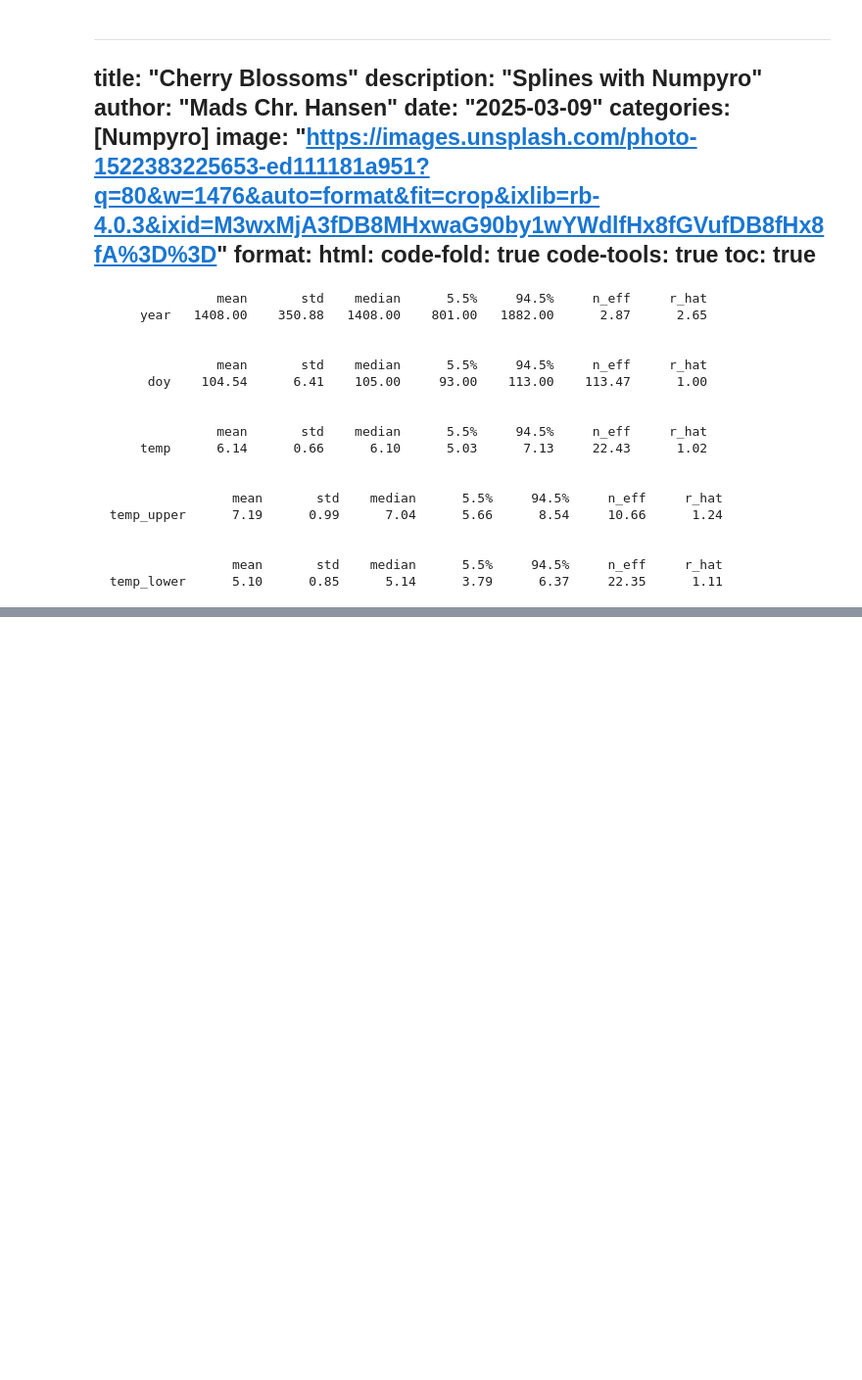
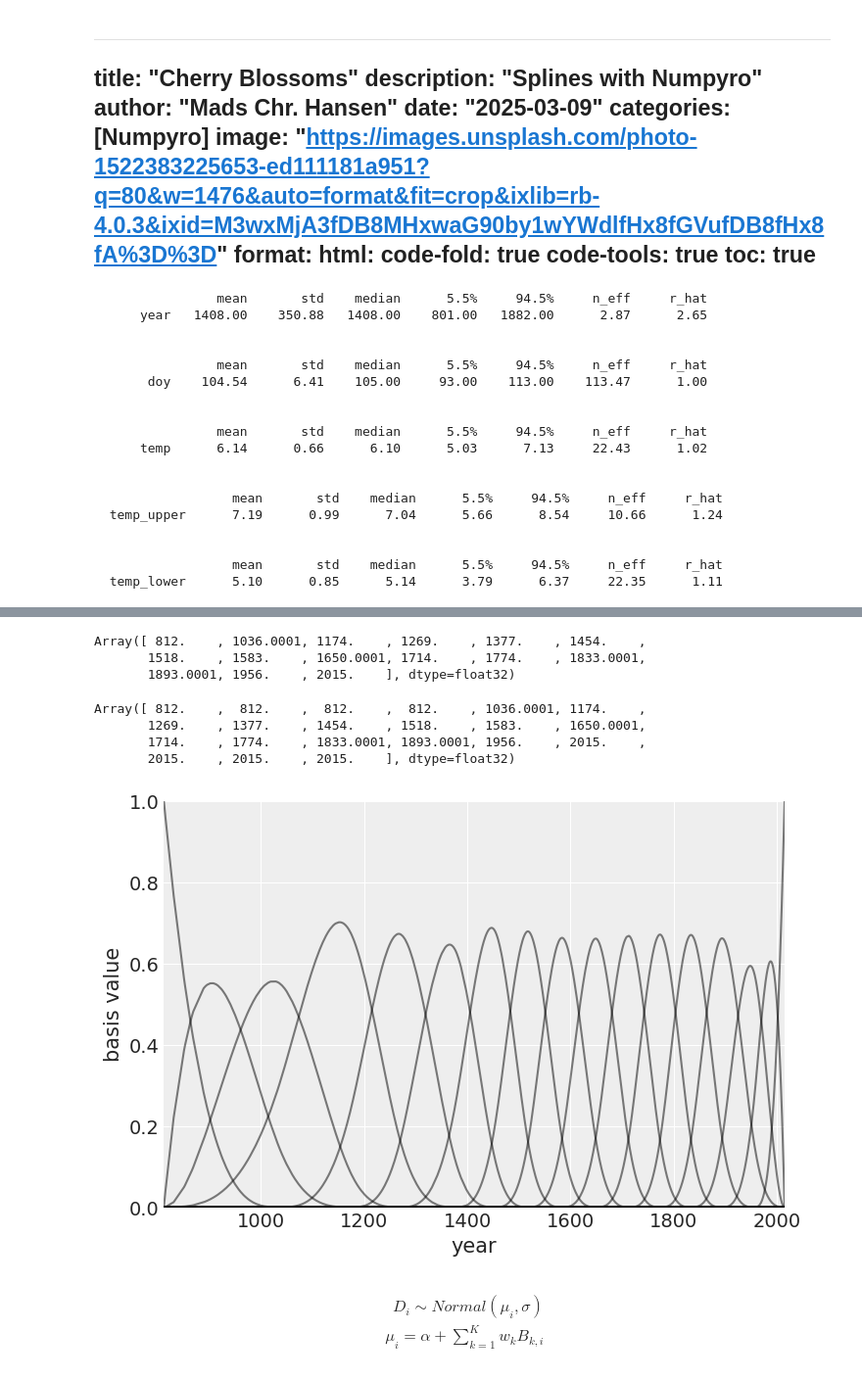
Before and after one commit to bayes14/bayes14.github.io, a Jupyter notebook: posts/cherry_blossoms/cherry_blossoms.ipynb, the cells around one changed output, grey strips where cells are left out. Shown: that part at 98% size. Cells and saved outputs as stored; diff of their text form; code cells hidden in the pictures; blank space fills up the shorter version.

```diff
--- a/posts/cherry_blossoms/cherry_blossoms.ipynb
+++ b/posts/cherry_blossoms/cherry_blossoms.ipynb
@@ -75,0 +76,39 @@ sns.scatterplot(x="year", y="doy", data=d)
+# %%
+d2 = d[d.doy.notna()]  # complete cases on doy
+num_knots = 15
+knot_list = jnp.quantile(
+    d2.year.values.astype(float), q=jnp.linspace(0, 1, num=num_knots)
+)
+# %%
+knot_list
+# %% [output]
+Array([ 812.    , 1036.0001, 1174.    , 1269.    , 1377.    , 1454.    ,
+       1518.    , 1583.    , 1650.0001, 1714.    , 1774.    , 1833.0001,
+       1893.0001, 1956.    , 2015.    ], dtype=float32)
+# %%
+knots = jnp.pad(knot_list, (3, 3), mode="edge")
+# %%
+knots
+# %% [output]
+Array([ 812.    ,  812.    ,  812.    ,  812.    , 1036.0001, 1174.    ,
+       1269.    , 1377.    , 1454.    , 1518.    , 1583.    , 1650.0001,
+       1714.    , 1774.    , 1833.0001, 1893.0001, 1956.    , 2015.    ,
+       2015.    , 2015.    , 2015.    ], dtype=float32)
+# %%
+B = BSpline(knots, jnp.identity(num_knots + 2), k=3)(d2.year.values)
+# %%
+plt.subplot(
+    xlim=(d2.year.min(), d2.year.max()),
+    ylim=(0, 1),
+    xlabel="year",
+    ylabel="basis value",
+)
+for i in range(B.shape[1]):
+    plt.plot(d2.year, B[:, i], "k", alpha=0.5)
+# %% [output]
+[figure, added]
+# %% [markdown]
+\begin{align*}
+D_i \sim Normal(\mu_i, \sigma) \\
+\mu_i = \alpha + \sum_{k=1}^{K} w_k B_{k,i}
+\end{align*}
```
Also changed, not shown: parts of 7 cells of this notebook, 8 other files.
